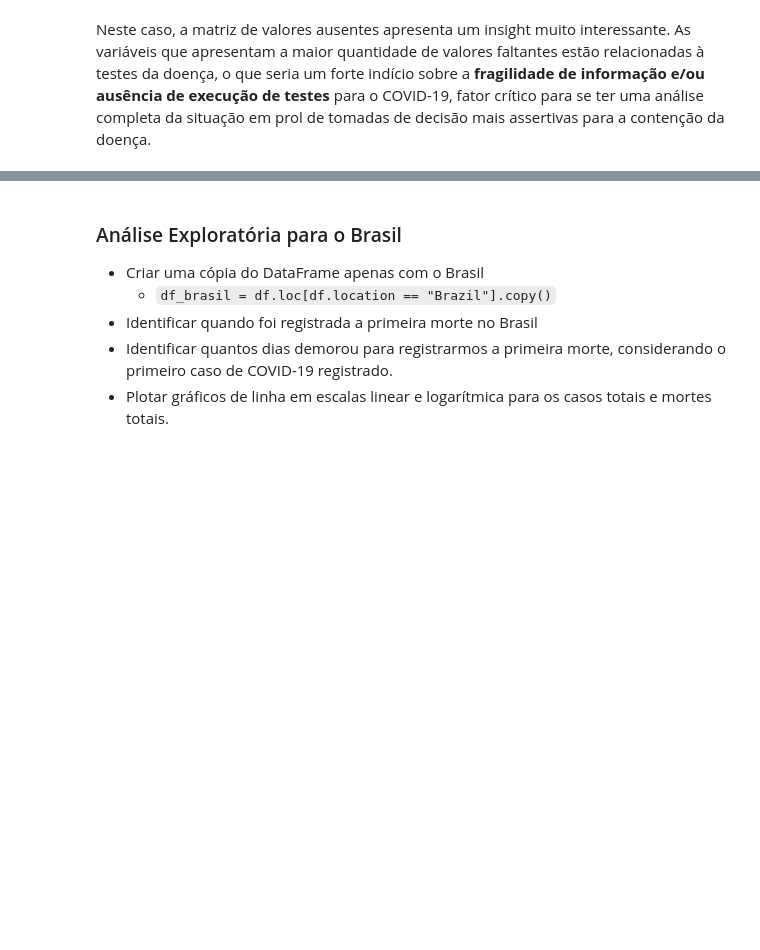
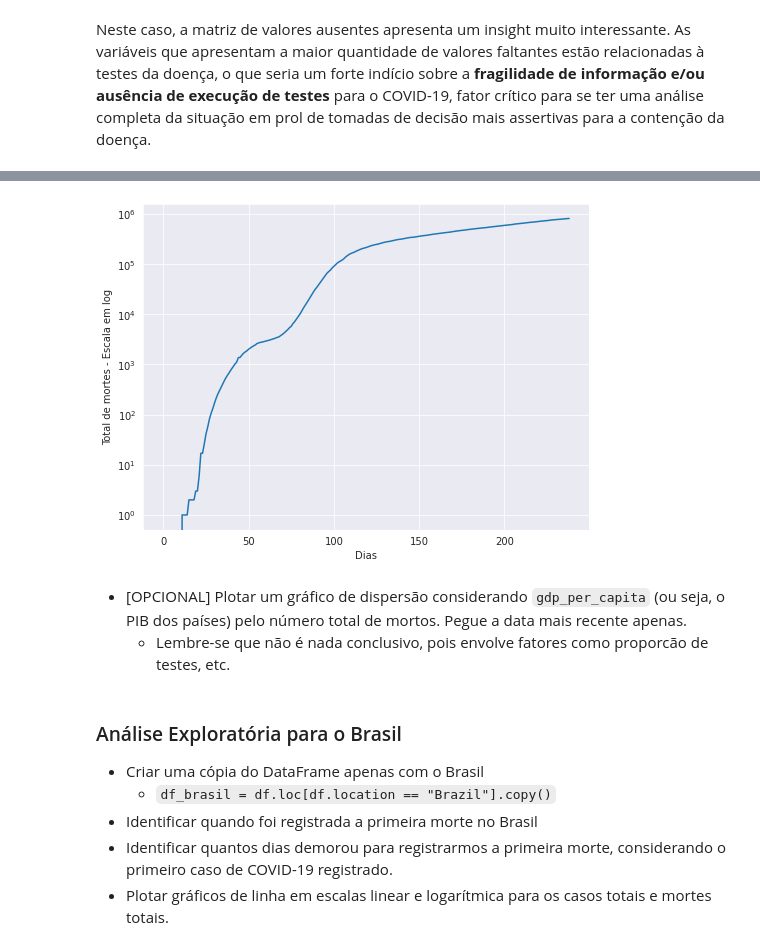
Before and after one commit to caiobmbr/datascience-projects, a Jupyter notebook: Panorama_do_COVID_19_no_Brasil.ipynb, the cells around one changed output, grey strips where cells are left out. Saved outputs shown, nothing was run; the diff lists cells and outputs as text; code cells hidden in the pictures; blank space fills up the shorter version.

```diff
--- a/Panorama_do_COVID_19_no_Brasil.ipynb
+++ b/Panorama_do_COVID_19_no_Brasil.ipynb
@@ -209,3 +251,15 @@ Vamos......
+# %%
+df.loc[df.location == "World", "total_deaths"].reset_index(drop=True).plot(logy=True, figsize=(8,6))
+
+plt.xlabel("Dias")
+plt.ylabel("Total de mortes - Escala em log")
+
+plt.show()
+# %% [output]
+[figure, added]
+# %% [markdown]
+* [OPCIONAL] Plotar um gráfico de dispersão considerando `gdp_per_capita` (ou seja, o PIB dos países) pelo número total de mortos. Pegue a data mais recente apenas.
+    * Lembre-se que não é nada conclusivo, pois envolve fatores como proporcão de testes, etc.
 # %% [markdown]
 ### Análise Exploratória para o Brasil
 
```
Also changed, not shown: parts of 11 cells of this notebook.
